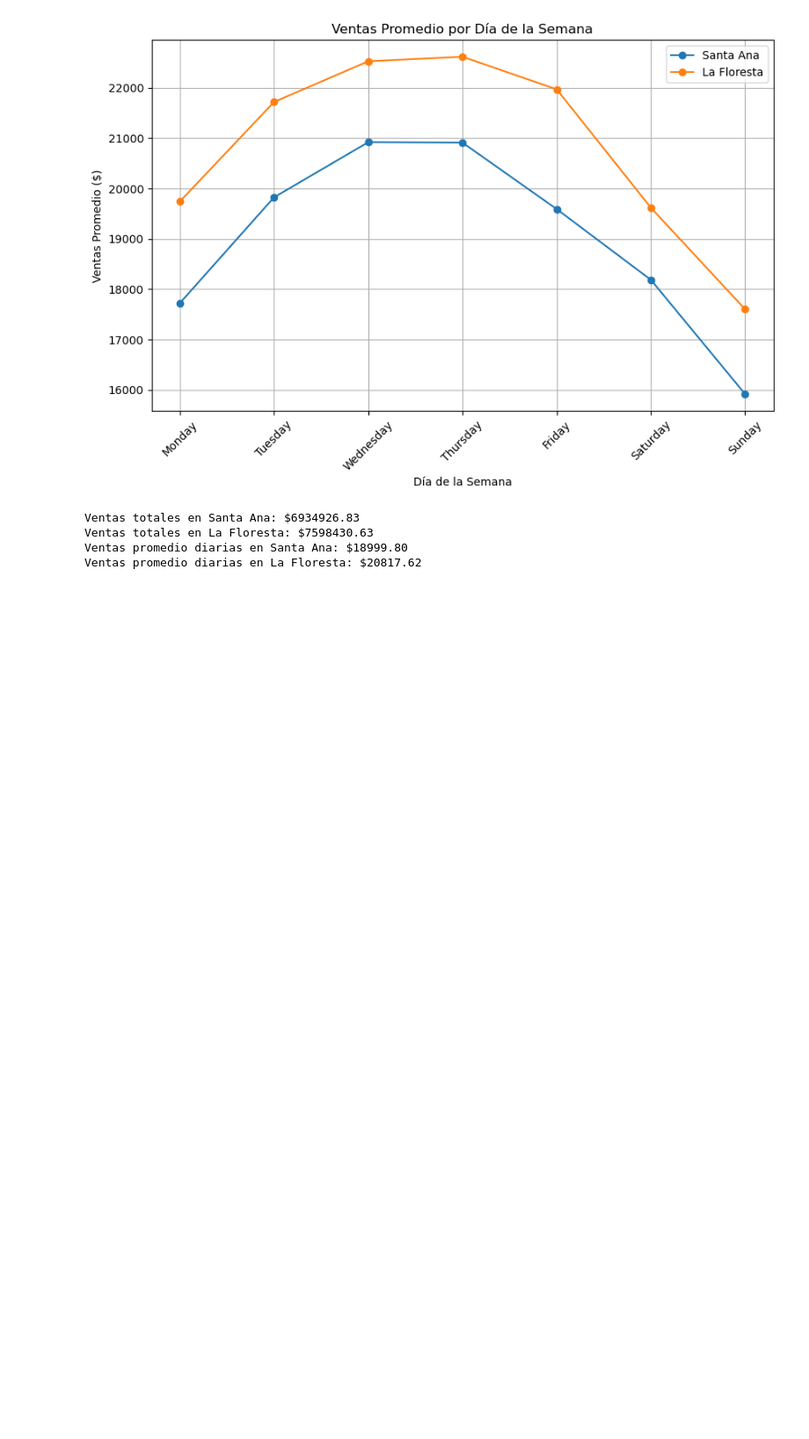
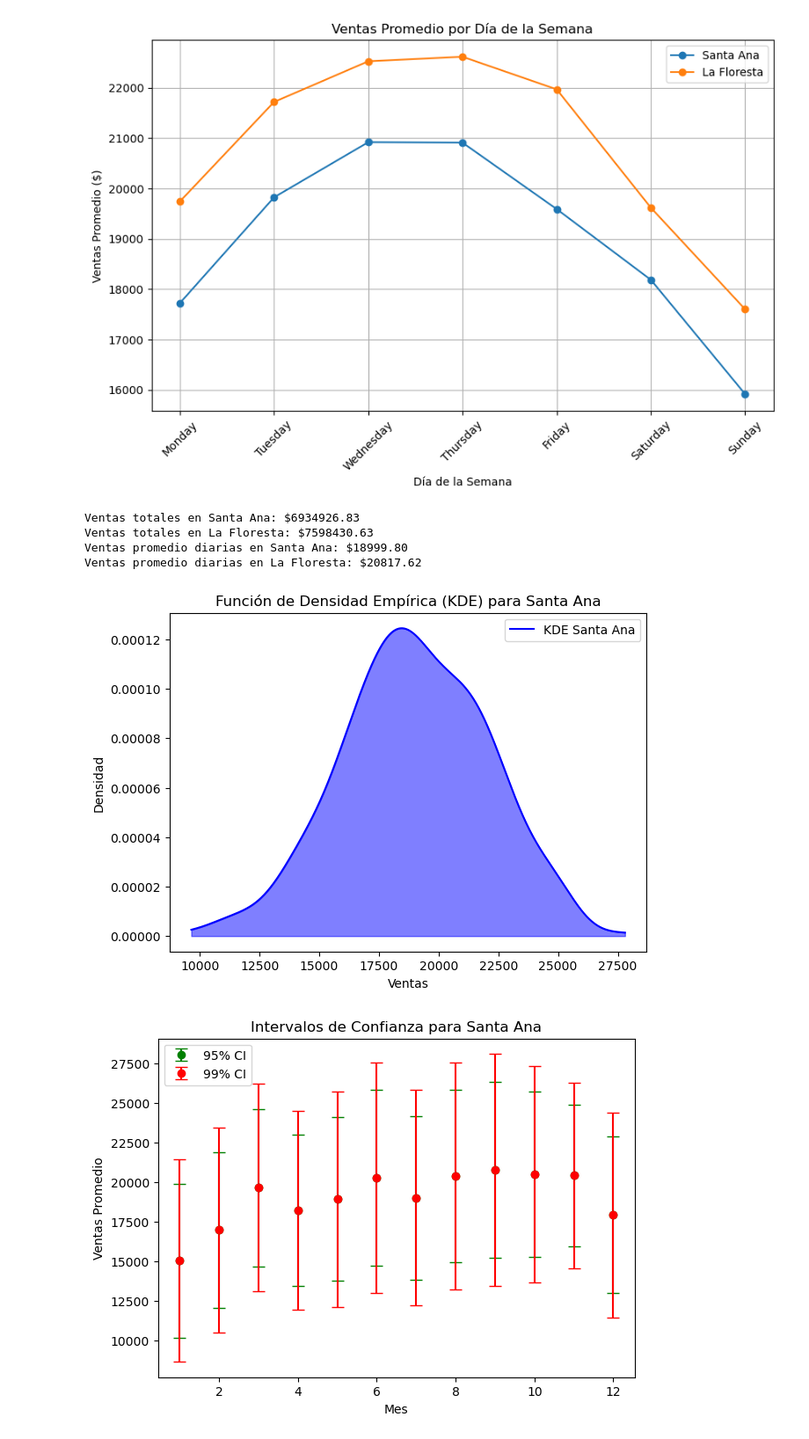
Before and after one commit to gusjrivas/TP_FINAL_PEIA, a Jupyter notebook: data/Solucion_TP_FINAL.ipynb, the cells around one changed output. Shown at 88% size. Saved outputs shown, nothing was run; the diff lists cells and outputs as text; code cells hidden in the pictures; blank space fills up the shorter version.

```diff
--- a/data/Solucion_TP_FINAL.ipynb
+++ b/data/Solucion_TP_FINAL.ipynb
@@ -155,3 +155,73 @@ Ventas totales en Santa Ana: $6934926.83
 Ventas totales en La Floresta: $7598430.63
 Ventas promedio diarias en Santa Ana: $18999.80
 Ventas promedio diarias en La Floresta: $20817.62
+# %%
+
+from scipy.stats import gaussian_kde, norm
+# Agrupar por mes y calcular estadísticas para Santa Ana
+santa_ana_monthly = df_santa_ana.groupby(df_santa_ana['Fecha'].dt.month)['Ventas'].agg(['mean', 'std'])
+
+# Función de densidad empírica usando KDE para Santa Ana
+kde_santa_ana = gaussian_kde(df_santa_ana['Ventas']) # type: ignore
+
+# Intervalos de confianza empíricos para Santa Ana
+conf_int_95_santa_ana = norm.interval(0.95, loc=santa_ana_monthly['mean'], scale=santa_ana_monthly['std'])
+conf_int_99_santa_ana = norm.interval(0.99, loc=santa_ana_monthly['mean'], scale=santa_ana_monthly['std'])
+
+# Repetir para La Floresta de manera similar
+# Agrupar por mes y calcular estadísticas para La Floresta
+la_floresta_monthly = df_la_floresta.groupby(df_la_floresta['Fecha'].dt.month)['Ventas'].agg(['mean', 'std'])
+
+# Función de densidad empírica usando KDE para La Floresta
+kde_la_floresta = gaussian_kde(df_la_floresta['Ventas'])
+
+# Intervalos de confianza empíricos para La Floresta
+conf_int_95_la_floresta = norm.interval(0.95, loc=la_floresta_monthly['mean'], scale=la_floresta_monthly['std'])
+conf_int_99_la_floresta = norm.interval(0.99, loc=la_floresta_monthly['mean'], scale=la_floresta_monthly['std'])
+
+# Visualización de resultados y conclusiones en el informe final
+
+# Gráfica de densidad empírica para Santa Ana
+plt.figure(figsize=(7, 5))
+x_santa_ana = np.linspace(min(df_santa_ana['Ventas']), max(df_santa_ana['Ventas']), 1000)
+plt.plot(x_santa_ana, kde_santa_ana(x_santa_ana), label='KDE Santa Ana', color='blue')
+plt.fill_between(x_santa_ana, kde_santa_ana(x_santa_ana), alpha=0.5, color='blue')
+plt.title('Función de Densidad Empírica (KDE) para Santa Ana')
+plt.xlabel('Ventas')
+plt.ylabel('Densidad')
+plt.legend()
+plt.show()
+
+# Gráfica de intervalos de confianza para Santa Ana
+plt.figure(figsize=(7, 5))
+plt.errorbar(santa_ana_monthly.index, santa_ana_monthly['mean'], yerr=[santa_ana_monthly['mean'] - conf_int_95_santa_ana[0], conf_int_95_santa_ana[1] - santa_ana_monthly['mean']], fmt='o', capsize=5, label='95% CI', color='green')
+plt.errorbar(santa_ana_monthly.index, santa_ana_monthly['mean'], yerr=[santa_ana_monthly['mean'] - conf_int_99_santa_ana[0], conf_int_99_santa_ana[1] - santa_ana_monthly['mean']], fmt='o', capsize=5, label='99% CI', color='red')
+plt.title('Intervalos de Confianza para Santa Ana')
+plt.xlabel('Mes')
+plt.ylabel('Ventas Promedio')
+plt.legend()
+plt.show()
+
+# Gráfica de densidad empírica para La Floresta
+plt.figure(figsize=(7, 5))
+x_la_floresta = np.linspace(min(df_la_floresta['Ventas']), max(df_la_floresta['Ventas']), 1000)
+plt.plot(x_la_floresta, kde_la_floresta(x_la_floresta), label='KDE La Floresta', color='orange')
+plt.fill_between(x_la_floresta, kde_la_floresta(x_la_floresta), alpha=0.5, color='orange')
+plt.title('Función de Densidad Empírica (KDE) para La Floresta')
+plt.xlabel('Ventas')
+plt.ylabel('Densidad')
+plt.legend()
+plt.show()
+
+# Gráfica de intervalos de confianza para La Floresta
+plt.figure(figsize=(7, 5))
+plt.errorbar(la_floresta_monthly.index, la_floresta_monthly['mean'], yerr=[la_floresta_monthly['mean'] - conf_int_95_la_floresta[0], conf_int_95_la_floresta[1] - la_floresta_monthly['mean']], fmt='o', capsize=5, label='95% CI', color='green')
+plt.errorbar(la_floresta_monthly.index, la_floresta_monthly['mean'], yerr=[la_floresta_monthly['mean'] - conf_int_99_la_floresta[0], conf_int_99_la_floresta[1] - la_floresta_monthly['mean']], fmt='o', capsize=5, label='99% CI', color='red')
+plt.title('Intervalos de Confianza para La Floresta')
+plt.xlabel('Mes')
+plt.ylabel('Ventas Promedio')
+plt.legend()
+plt.show()
+# %% [output]
+[figure, added]
+[figure, added]
```
Also changed, not shown: parts of 2 cells of this notebook.
